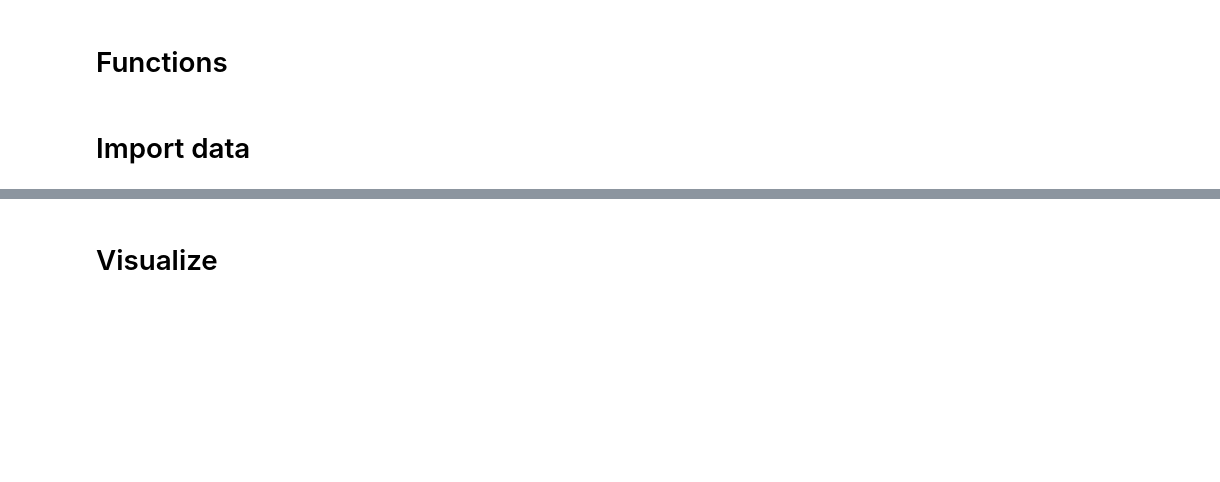
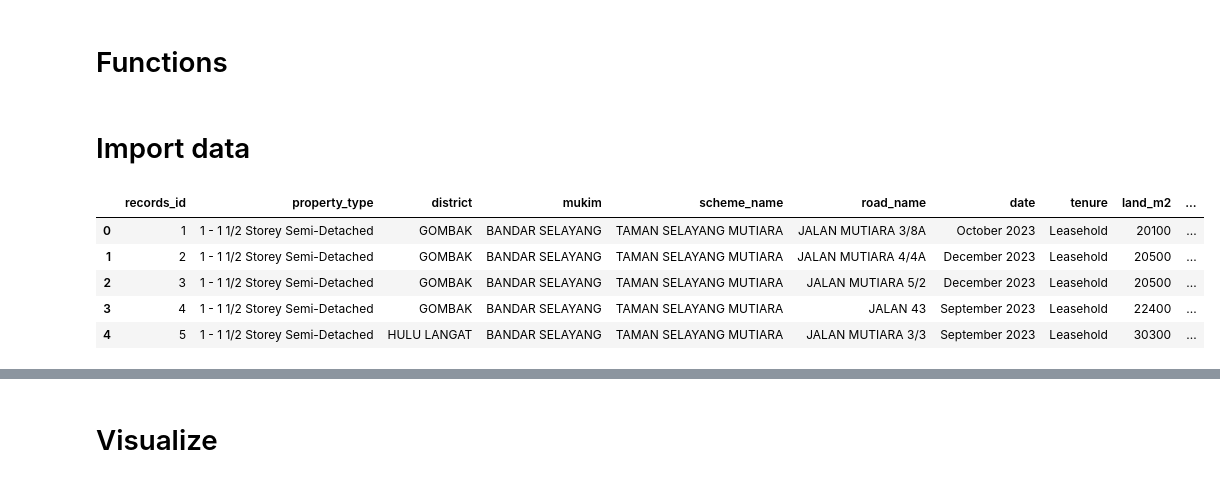
Before and after one commit to anhpdd/ml-property-klang-valley, a Jupyter notebook: notebooks/3_Merging.ipynb, the cells around one changed output, grey strips where cells are left out. Saved outputs shown, nothing was run; the diff lists cells and outputs as text; code cells hidden in the pictures; blank space fills up the shorter version.

Commit message:
feat: Add and update notebooks for data cleaning, geocoding, and modelling

```diff
--- a/notebooks/3_Merging.ipynb
+++ b/notebooks/3_Merging.ipynb
@@ -211,9 +204,16 @@ def visualize_gdf_on_folium_colored_with_legend(
 # Import data
 # %%
 # Import property dataset
-df_raw=pd.read_excel('/content/drive/MyDrive/Colab/Capstone 1/tprop_df_validated.xlsx')
+df_raw=pd.read_excel(CLEANED_DATA_DIR / 'main_validated.xlsx')
 
 # Inspect dataset
-#df_raw.head()
+df_raw.head()
+# %% [output]
+|  | records_id | property_type | district | mukim | scheme_name | road_name | date | tenure | land_m2 | ... |
+| 0 | 1 | 1 - 1 1/2 Storey Semi-Detached | GOMBAK | BANDAR SELAYANG | TAMAN SELAYANG MUTIARA | JALAN MUTIARA 3/8A | October 2023 | Leasehold | 20100 | ... |
+| 1 | 2 | 1 - 1 1/2 Storey Semi-Detached | GOMBAK | BANDAR SELAYANG | TAMAN SELAYANG MUTIARA | JALAN MUTIARA 4/4A | December 2023 | Leasehold | 20500 | ... |
+| 2 | 3 | 1 - 1 1/2 Storey Semi-Detached | GOMBAK | BANDAR SELAYANG | TAMAN SELAYANG MUTIARA | JALAN MUTIARA 5/2 | December 2023 | Leasehold | 20500 | ... |
+| 3 | 4 | 1 - 1 1/2 Storey Semi-Detached | GOMBAK | BANDAR SELAYANG | TAMAN SELAYANG MUTIARA | JALAN 43 | September 2023 | Leasehold | 22400 | ... |
+| 4 | 5 | 1 - 1 1/2 Storey Semi-Detached | HULU LANGAT | BANDAR SELAYANG | TAMAN SELAYANG MUTIARA | JALAN MUTIARA 3/3 | September 2023 | Leasehold | 30300 | ... |
 # %%
 # Inspect datatypes
```
Also changed, not shown: parts of 7 cells of this notebook, 5 other files.
